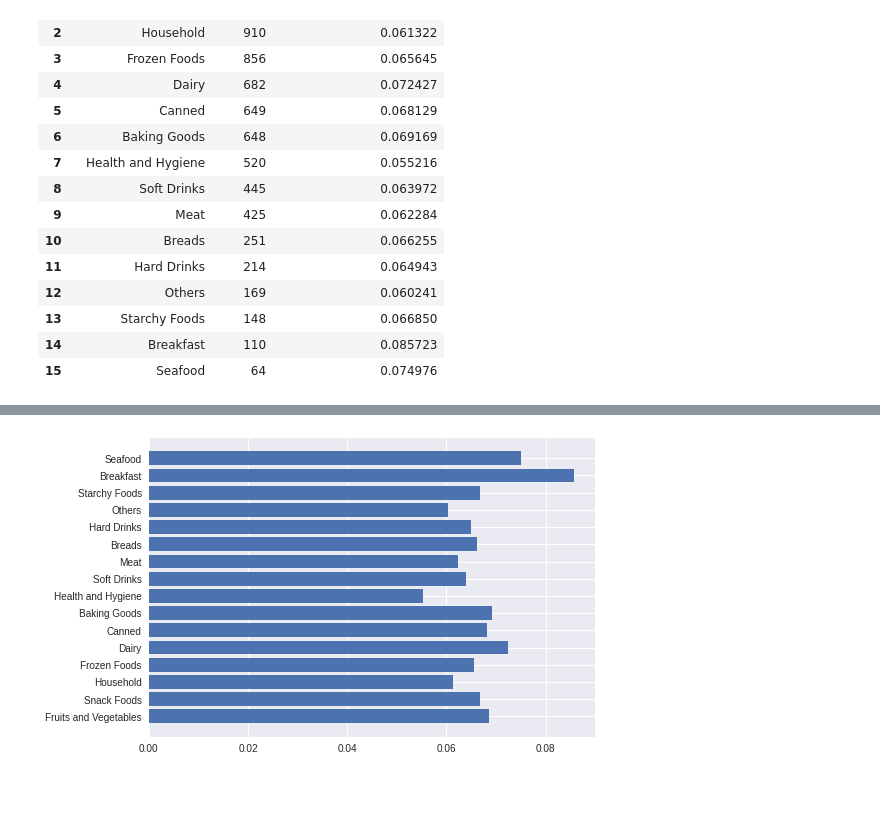
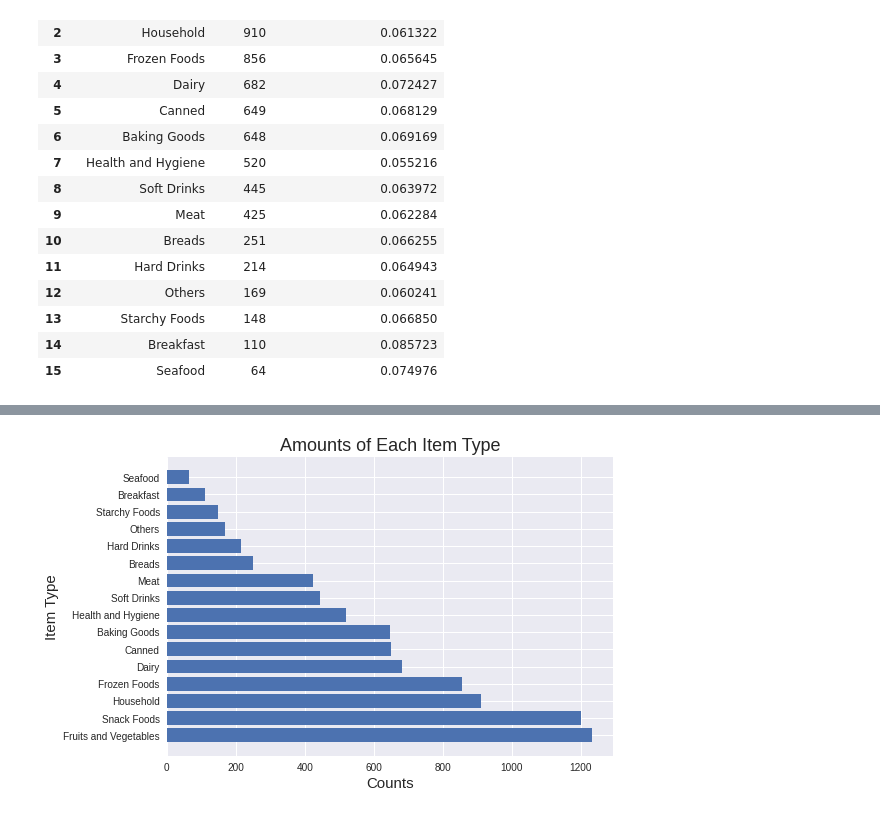
Before and after one commit to ELBrown11/CodingDojoPortfolioProjects, a Jupyter notebook: Project1.ipynb, the cells around one changed output, grey strips where cells are left out. Drawn from its saved outputs; the diff is of its cells as text; code cells hidden in the pictures; blank space fills up the shorter version.

```diff
--- a/Project1.ipynb
+++ b/Project1.ipynb
@@ -395,5 +388,0 @@ plt.barh(item_v_viz_data['Item_Type'], item_v_viz_data['Counts']);
-# %%
-#sns.barplot(x='Item_Type', y ='Average_Item_Visibility', data=item_v_viz_data );
-plt.barh(item_v_viz_data['Item_Type'], item_v_viz_data['Average_Item_Visibility']);
-# %% [output]
-[figure, removed]
@@ -401,0 +389,8 @@ plt.scatter()
+# %%
+
+plt.barh(item_v_viz_data['Item_Type'], item_v_viz_data['Counts']);
+plt.title('Amounts of Each Item Type', fontsize=18);
+plt.xlabel('Counts', fontsize=15);
+plt.ylabel('Item Type', fontsize=15);
+# %% [output]
+[figure, added]
```
Also changed, not shown: parts of 5 cells of this notebook.
